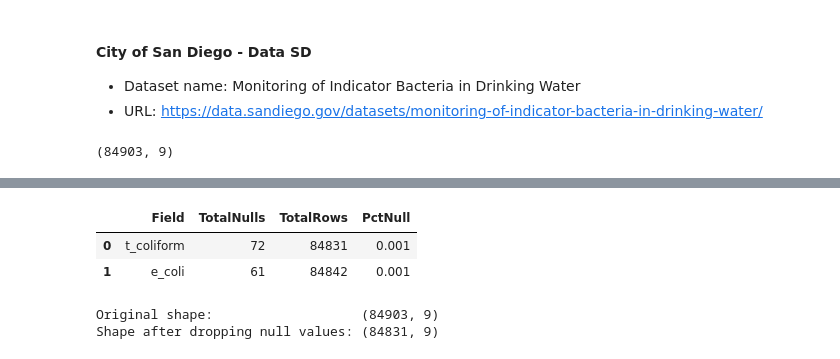
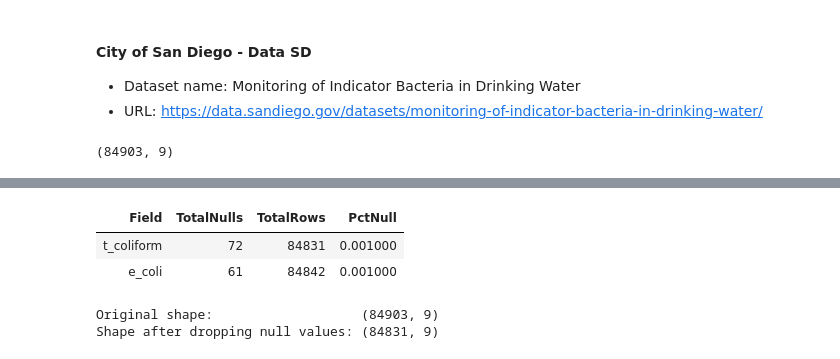
Before and after one commit to Oscar-Gil-Data/Monitoring-of-Indicator-Bacteria-in-Drinking-Water, a Jupyter notebook: Data SD - Monitoring of Indicator Bacteria in Drinking Water.ipynb, the cells around one changed output, grey strips where cells are left out. Drawn from its saved outputs; the diff is of its cells as text; code cells hidden in the pictures.

```diff
--- a/Data SD - Monitoring of Indicator Bacteria in Drinking Water.ipynb
+++ b/Data SD - Monitoring of Indicator Bacteria in Drinking Water.ipynb
@@ -45,24 +45,24 @@ memory usage: 5.8+ MB
 # %%
 # total observations with missing information
 nulls_df = df.isnull().sum().to_frame().reset_index()
 nulls_df.columns=['Field', 'TotalNulls']
 
 # total rows in data frame by field
 field_totals_df = df.count().to_frame().reset_index()
 field_totals_df.columns=['Field', 'TotalRows']
 
 # merge data together
 nulls_df = nulls_df.query("TotalNulls != 0").merge(field_totals_df, left_on='Field', right_on='Field', how='inner')
 
 # percentage of Null rows
 nulls_df['PctNull'] = round(nulls_df.TotalNulls / nulls_df.TotalRows,3)
 
 # result
-nulls_df
+nulls_df.style.hide_index()
 # %% [output]
-|  | Field | TotalNulls | TotalRows | PctNull |
-| 0 | t_coliform | 72 | 84831 | 0.001 |
-| 1 | e_coli | 61 | 84842 | 0.001 |
+| Field | TotalNulls | TotalRows | PctNull |
+| t_coliform | 72 | 84831 | 0.001000 |
+| e_coli | 61 | 84842 | 0.001000 |
 # %%
 # drop observations missing data and resulting shape
 print('Original shape:                  ', df.shape)
```
